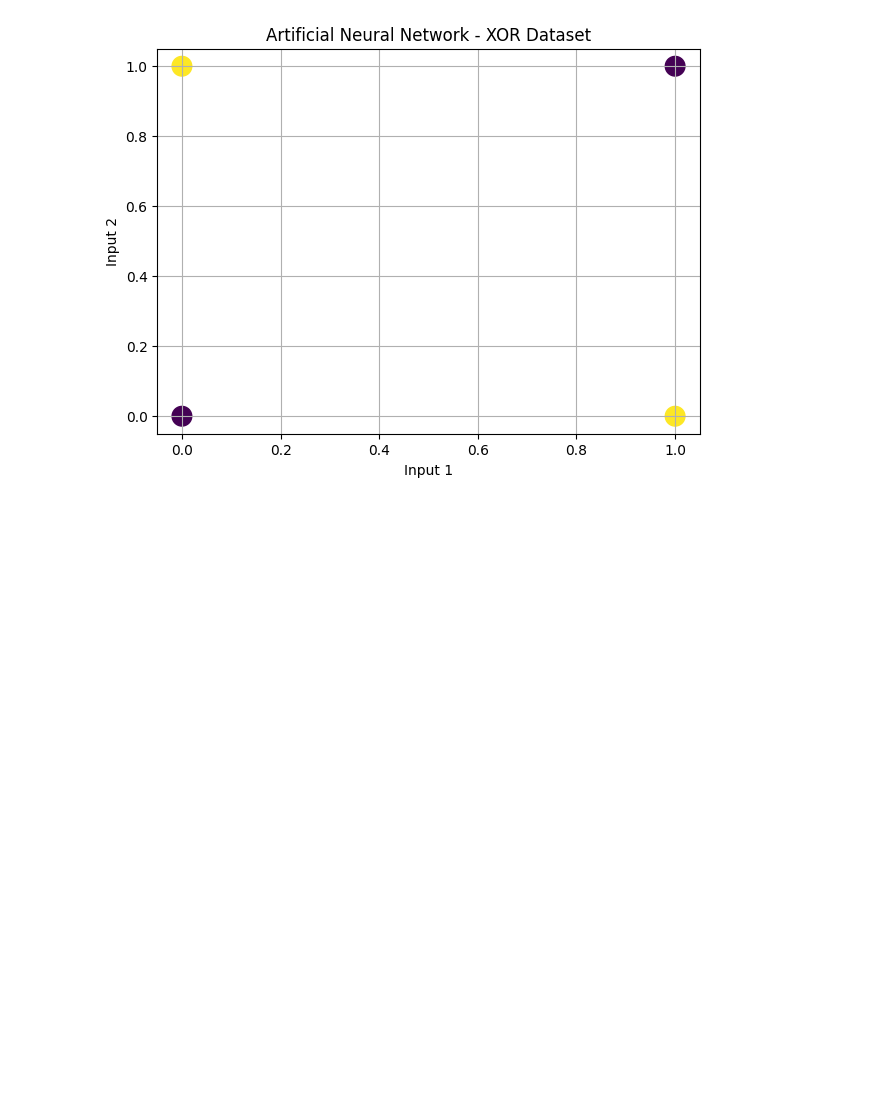
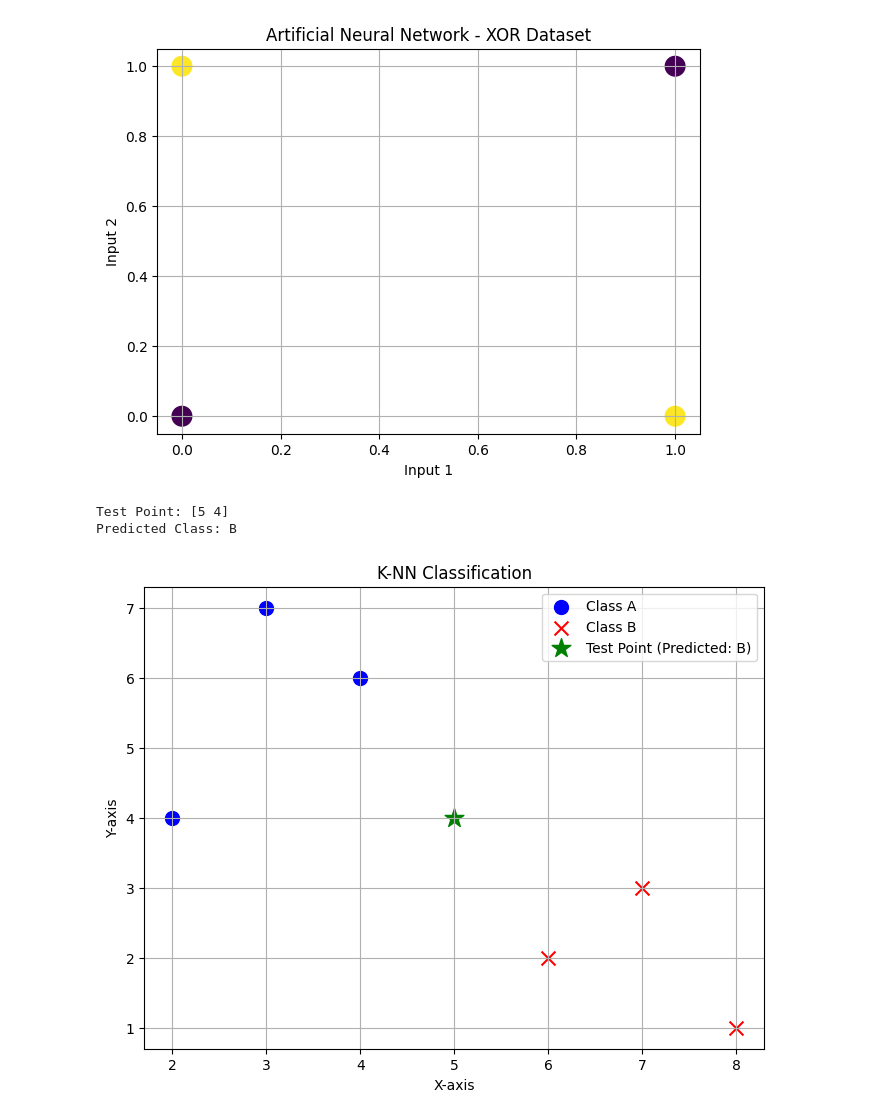
Before and after one commit to balajimohan573-collab/Machine_learning, a Jupyter notebook: ml_Q1.ipynb, the cells around one changed output. Cells and saved outputs as stored; diff of their text form; code cells hidden in the pictures; blank space fills up the shorter version.

```diff
--- a/ml_Q1.ipynb
+++ b/ml_Q1.ipynb
@@ -414,3 +414,60 @@ Actual Output:
 [1 0] -> 1
 [1 1] -> 1
 [figure]
+# %%
+#program(5)
+# K-NN with Graph Visualization
+
+import numpy as np
+import matplotlib.pyplot as plt
+from sklearn.neighbors import KNeighborsClassifier
+
+# Training Data
+X = np.array([
+    [2, 4],
+    [4, 6],
+    [3, 7],
+    [6, 2],
+    [7, 3],
+    [8, 1]
+])
+
+# Labels
+y = np.array(['A', 'A', 'A', 'B', 'B', 'B'])
+
+# Test Point
+test_point = np.array([[5, 4]])
+
+# Create and Train KNN Model
+k = 3
+knn = KNeighborsClassifier(n_neighbors=k)
+knn.fit(X, y)
+
+# Prediction
+prediction = knn.predict(test_point)
+
+print("Test Point:", test_point[0])
+print("Predicted Class:", prediction[0])
+
+# Plot Training Data and Test Point
+plt.figure(figsize=(8, 6))
+
+for i in range(len(X)):
+    if y[i] == 'A':
+        plt.scatter(X[i, 0], X[i, 1], color='blue', marker='o', s=100, label='Class A' if i == 0 else "")
+    else:
+        plt.scatter(X[i, 0], X[i, 1], color='red', marker='x', s=100, label='Class B' if i == 3 else "")
+
+# Plot the test point
+plt.scatter(test_point[0, 0], test_point[0, 1], color='green', marker='*', s=200, label=f'Test Point (Predicted: {prediction[0]})')
+
+plt.title("K-NN Classification")
+plt.xlabel("X-axis")
+plt.ylabel("Y-axis")
+plt.legend()
+plt.grid(True)
+plt.show()
+# %% [output]
+Test Point: [5 4]
+Predicted Class: B
+[figure, added]
```
Also changed, not shown: parts of 15 cells of this notebook.
